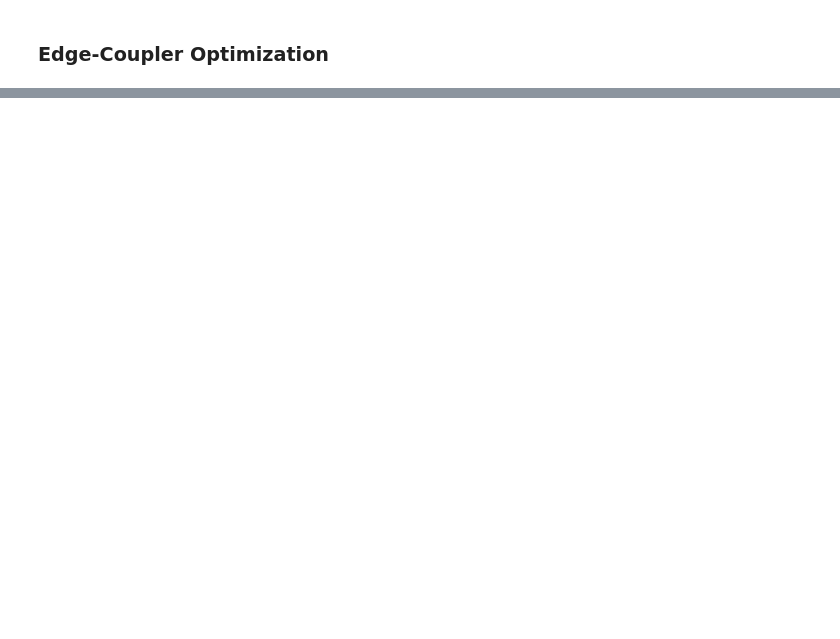
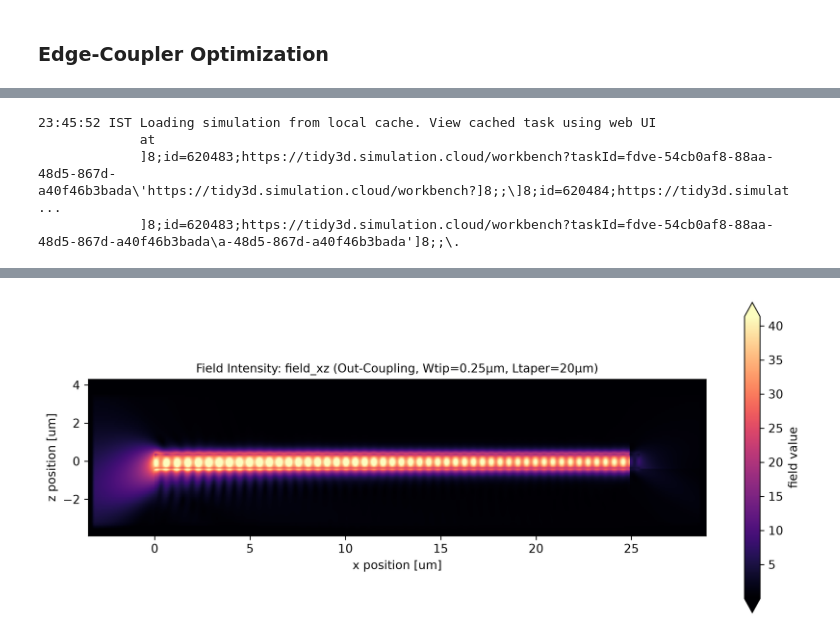
Before and after one commit to loqm/tarang, a Jupyter notebook: edge_coupler_example.ipynb, the cells around one changed output, grey strips where cells are left out. Saved outputs shown, nothing was run; the diff lists cells and outputs as text; code cells hidden in the pictures; blank space fills up the shorter version.

```diff
--- a/edge_coupler_example.ipynb
+++ b/edge_coupler_example.ipynb
@@ -198,0 +211,51 @@ ModuleNotFoundError: No module named 'edge_coupler'
+# %%
+# ---- Test the Optimized Edge Coupler ---- #
+from pathlib import Path
+from geometries import edge_coupler
+
+results_dir = Path("example_results/edger_coupler/optimized_edge_coupler/")
+
+optimized_edge_coupler = edge_coupler.get_active_simulation(
+    wavelength0 = 1.550,
+
+    wg_width = 0.800,
+    wg_height = 0.800,
+
+    core_medium = Si3N4,
+    substrate_medium = SiO2,
+
+    # Use the numbers from the previous cell
+    tip_width = 0.250,
+    taper_length = 20,
+
+    out_coupling = True,    # Declare out-coupling behavior
+
+    # Meshing (higher resolution this time)
+    fine_steps_per_wvl = 20,
+    coarse_steps_per_wvl = 15
+)
+
+# Get efficiency (high resolution simulation)
+optimized_efficiency : float = optimized_edge_coupler.get_efficiency(
+    output_dir = results_dir,
+    verbose = True
+)
+
+# Get loss
+optimized_loss_db : float = optimized_edge_coupler.get_loss_db(
+    output_dir = results_dir,
+    verbose = True
+)
+
+# Get field plots
+optimized_edge_coupler.plot_fields(
+    output_dir=results_dir,
+    monitor_name="field_xz",
+    save=True,
+    show=True
+)
+
+# Print Results
+print(f"\nCalculated Coupling Efficiency: {optimized_efficiency * 100.0:.2f}%")
+print(f"Calculated Insertion Loss: {optimized_loss_db:.2f} dB")
+# %% [output]
@@ -198,0 +263,4 @@ ModuleNotFoundError: No module named 'edge_coupler'
+23:45:52 IST Loading simulation from local cache. View cached task using web UI
+             at
+             ]8;id=620483;https://tidy3d.simulation.cloud/workbench?taskId=fdve-54cb0af8-88aa-48d5-867d-a40f46b3bada\'https://tidy3d.simulation.cloud/workbench?]8;;\]8;id=620484;https://tidy3d.simulat ...
+             ]8;id=620483;https://tidy3d.simulation.cloud/workbench?taskId=fdve-54cb0af8-88aa-48d5-867d-a40f46b3bada\a-48d5-867d-a40f46b3bada']8;;\.
@@ -198,0 +276 @@ ModuleNotFoundError: No module named 'edge_coupler'
+[figure, added]
```
Also changed, not shown: parts of 11 cells of this notebook.
